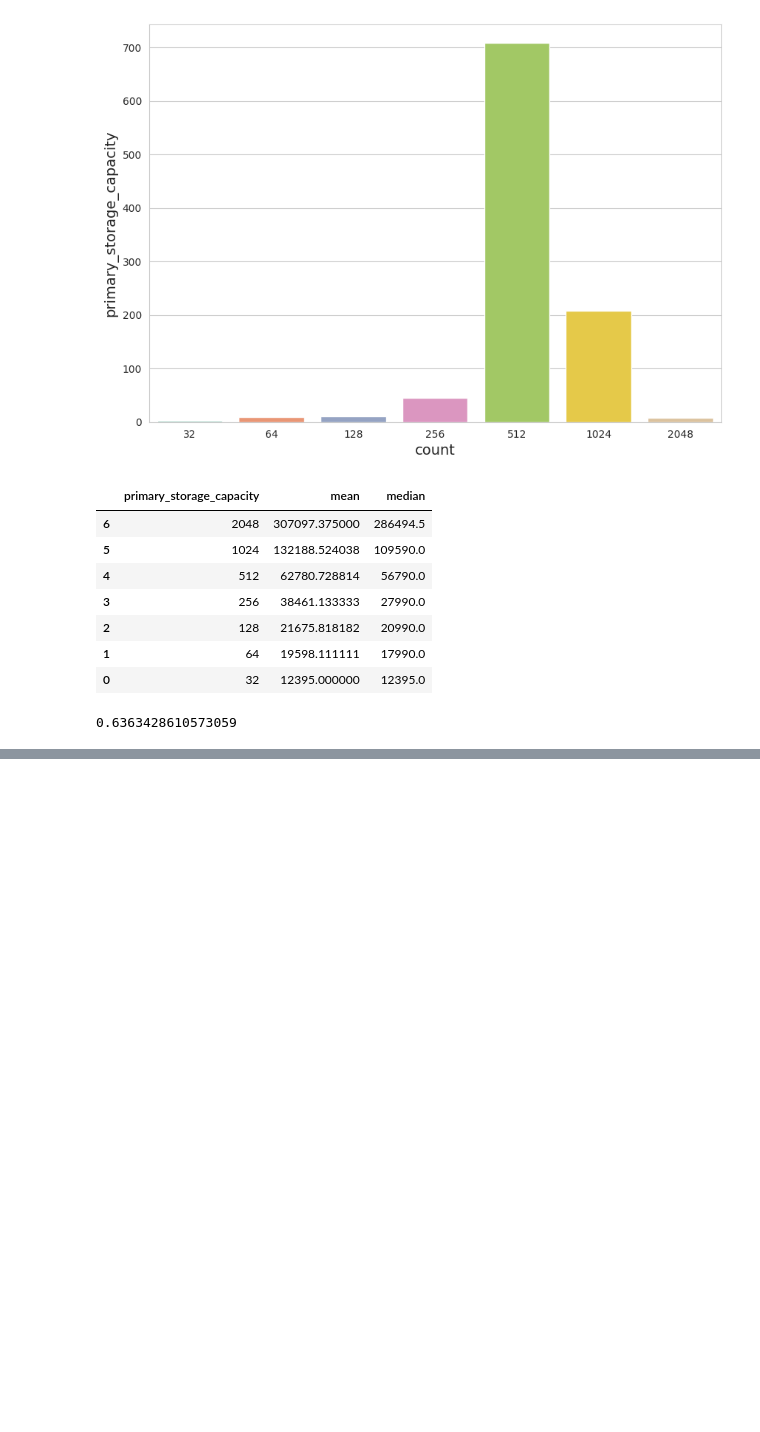
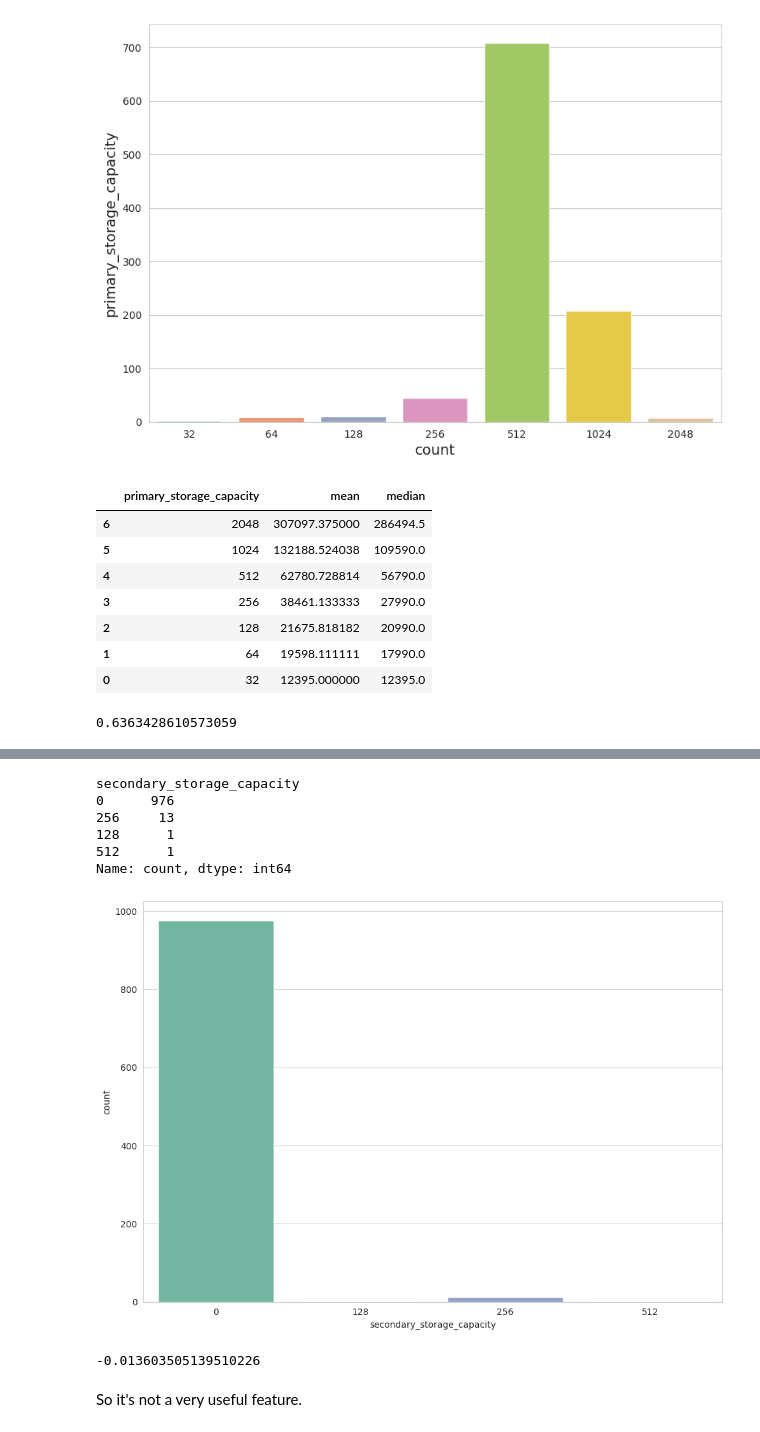
Before and after one commit to bhargav-borah/Brand-Laptops-Dataset-EDA, a Jupyter notebook: eda_on_brand_laptops.ipynb, the cells around one changed output, grey strips where cells are left out. Cells and saved outputs as stored; diff of their text form; code cells hidden in the pictures; blank space fills up the shorter version.

```diff
--- a/eda_on_brand_laptops.ipynb
+++ b/eda_on_brand_laptops.ipynb
@@ -724,0 +730,24 @@ df['primary_storage_capacity'].corr(df['price'])
+# %%
+# Let's explore the secondary_storage_capacity column
+df.secondary_storage_capacity.value_counts()
+# %% [output]
+secondary_storage_capacity
+0      976
+256     13
+128      1
+512      1
+Name: count, dtype: int64
+# %%
+plt.figure(figsize=(10, 7))
+sns.countplot(data=df, x='secondary_storage_capacity')
+plt.tight_layout()
+plt.show()
+# %% [output]
+[figure, added]
+# %%
+# Let's check the correlation of this column with the price
+df['secondary_storage_capacity'].corr(df['price'])
+# %% [output]
+-0.013603505139510226
+# %% [markdown]
+So it's not a very useful feature.
```
Also changed, not shown: parts of 27 cells of this notebook.
